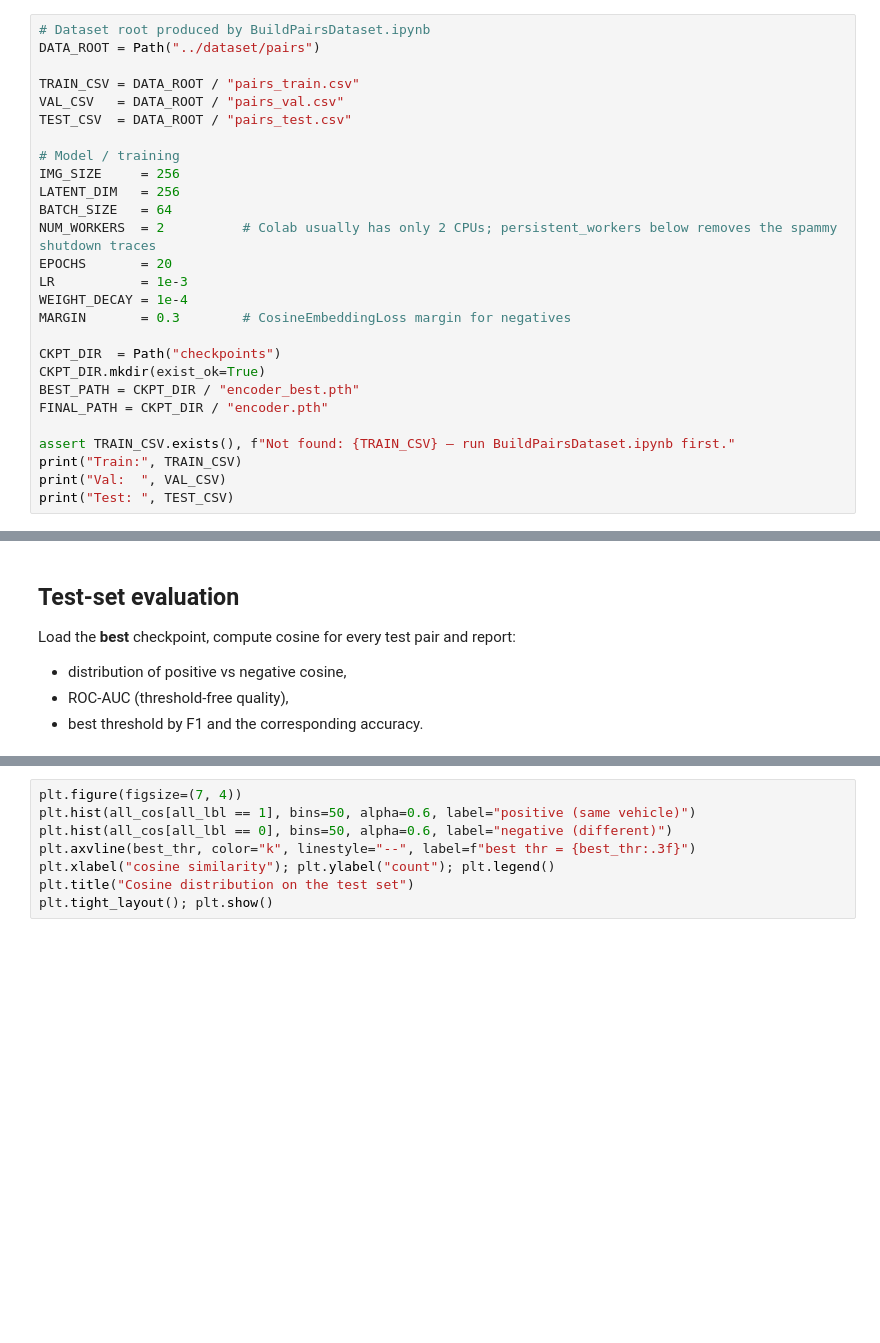
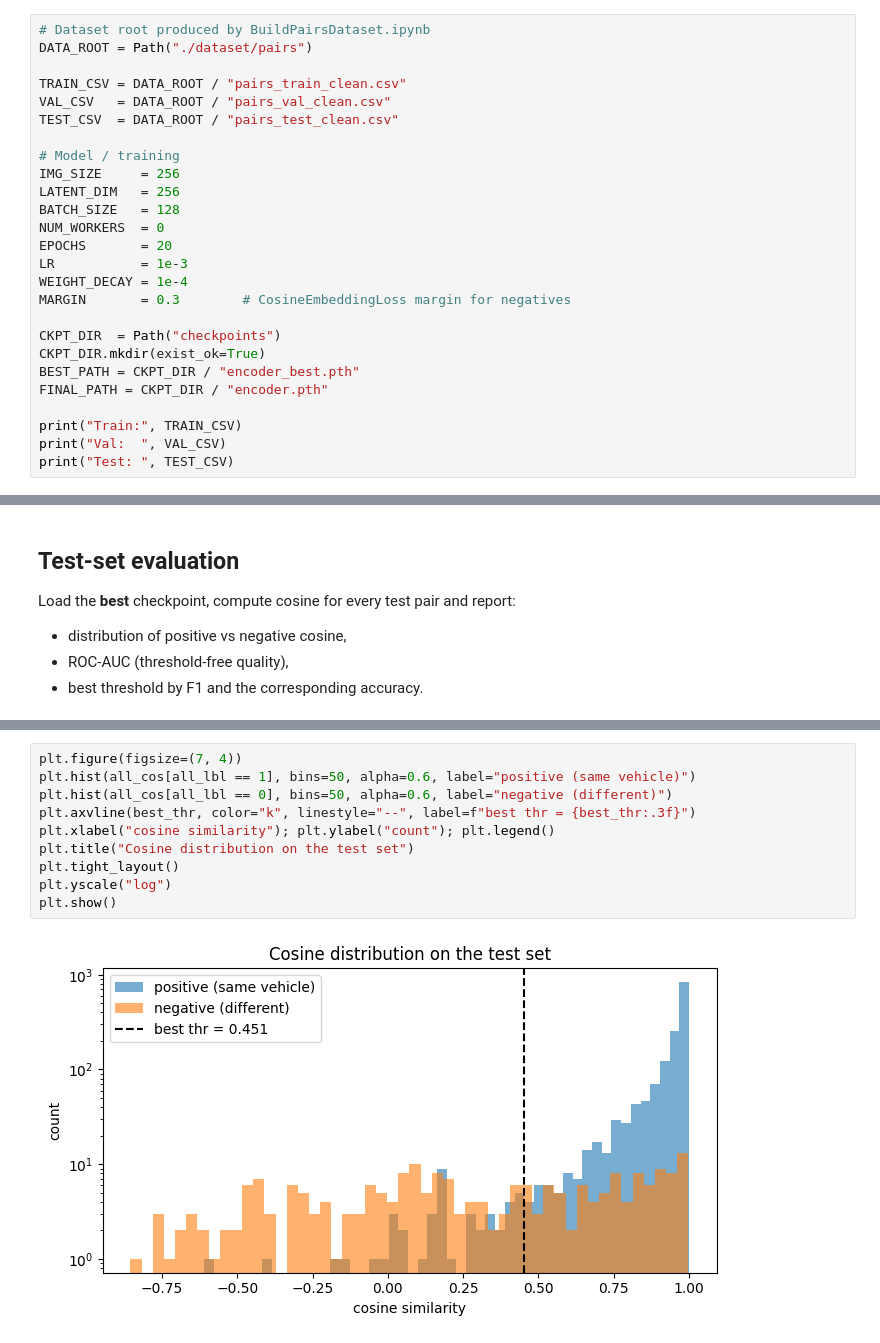
Before and after one commit to Miki202/Private-Information-Retrieval-with-CKKS-Encryption, a Jupyter notebook: notebooks/img2vec/TrainCosineEncoder.ipynb, the cells around one changed output, grey strips where cells are left out. Drawn from its saved outputs; the diff is of its cells as text; blank space fills up the shorter version.

```diff
--- a/notebooks/img2vec/TrainCosineEncoder.ipynb
+++ b/notebooks/img2vec/TrainCosineEncoder.ipynb
@@ -39,17 +70,17 @@ print("Device:", DEVICE)
 ## Configuration
 # %%
 # Dataset root produced by BuildPairsDataset.ipynb
-DATA_ROOT = Path("../dataset/pairs")
+DATA_ROOT = Path("./dataset/pairs")
 
-TRAIN_CSV = DATA_ROOT / "pairs_train.csv"
-VAL_CSV   = DATA_ROOT / "pairs_val.csv"
-TEST_CSV  = DATA_ROOT / "pairs_test.csv"
+TRAIN_CSV = DATA_ROOT / "pairs_train_clean.csv"
+VAL_CSV   = DATA_ROOT / "pairs_val_clean.csv"
+TEST_CSV  = DATA_ROOT / "pairs_test_clean.csv"
 
 # Model / training
 IMG_SIZE     = 256
 LATENT_DIM   = 256
-BATCH_SIZE   = 64
-NUM_WORKERS  = 2          # Colab usually has only 2 CPUs; persistent_workers below removes the spammy shutdown traces
+BATCH_SIZE   = 128
+NUM_WORKERS  = 0
 EPOCHS       = 20
 LR           = 1e-3
 WEIGHT_DECAY = 1e-4
@@ -60,7 +91,6 @@ CKPT_DIR.mkdir(exist_ok=True)
 BEST_PATH = CKPT_DIR / "encoder_best.pth"
 FINAL_PATH = CKPT_DIR / "encoder.pth"
 
-assert TRAIN_CSV.exists(), f"Not found: {TRAIN_CSV} — run BuildPairsDataset.ipynb first."
 print("Train:", TRAIN_CSV)
 print("Val:  ", VAL_CSV)
 print("Test: ", TEST_CSV)
@@ -386,8 +518,12 @@ print(f"mean cos-:   {all_cos[all_lbl == 0].mean():.4f}")
 # %%
 plt.figure(figsize=(7, 4))
 plt.hist(all_cos[all_lbl == 1], bins=50, alpha=0.6, label="positive (same vehicle)")
 plt.hist(all_cos[all_lbl == 0], bins=50, alpha=0.6, label="negative (different)")
 plt.axvline(best_thr, color="k", linestyle="--", label=f"best thr = {best_thr:.3f}")
 plt.xlabel("cosine similarity"); plt.ylabel("count"); plt.legend()
 plt.title("Cosine distribution on the test set")
-plt.tight_layout(); plt.show()
+plt.tight_layout()
+plt.yscale("log")
+plt.show()
+# %% [output]
+[figure, added]
```
Also changed, not shown: parts of 21 cells of this notebook, 7 other files.
